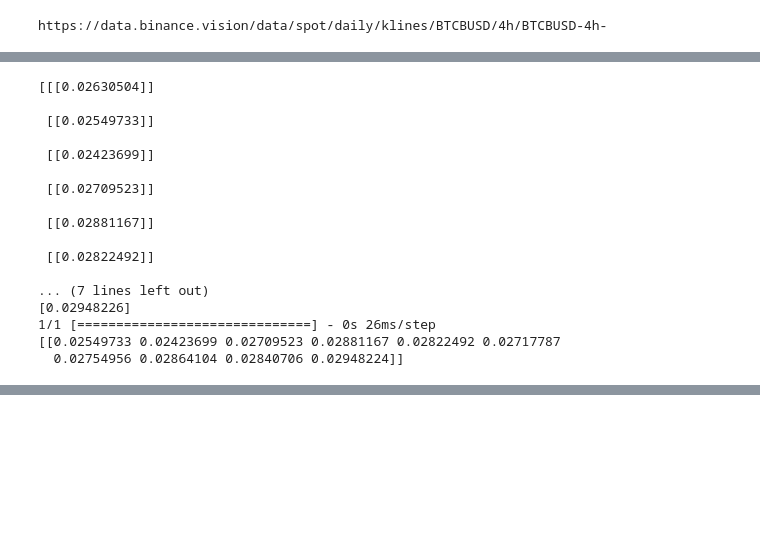
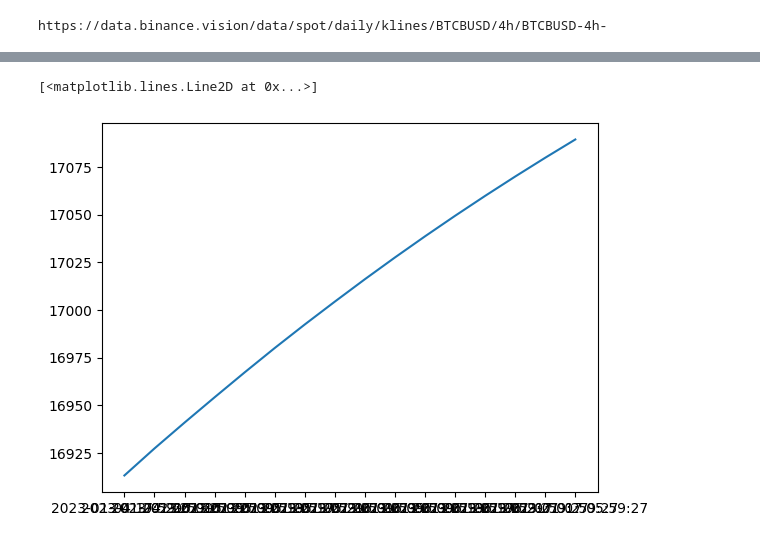
Before and after one commit to jrggerz/bitcoin_series_prediction, a Jupyter notebook: bitcoin_pred.ipynb, the cells around one changed output, grey strips where cells are left out. Saved outputs shown, nothing was run; the diff lists cells and outputs as text; code cells hidden in the pictures; blank space fills up the shorter version.

```diff
--- a/bitcoin_pred.ipynb
+++ b/bitcoin_pred.ipynb
@@ -211,31 +286,3 @@ plt.show()
-# %%
-print(x_series_def[-1])
-print (y_pred[-1])
-last_series = np.array([x_series_def[-1]])
-pred = mamfmodel.predict(last_series).flatten()
-new_pred_series = np.delete(last_series, 0)
-new_pred_series = np.append(new_pred_series, pred)
-print(np.array([new_pred_series]))
-#pred = mamfmodel.predict().flatten()
-#print(y_pred[-1])
-# %% [output]
-[[[0.02630504]]
-
- [[0.02549733]]
-
- [[0.02423699]]
-
- [[0.02709523]]
-
- [[0.02881167]]
-
- [[0.02822492]]
-
-... (7 lines left out)
-[0.02948226]
-1/1 [==============================] - 0s 26ms/step
-[[0.02549733 0.02423699 0.02709523 0.02881167 0.02822492 0.02717787
-  0.02754956 0.02864104 0.02840706 0.02948224]]
 # %%
 def bracket_list(list):
     new_list = []
@@ -273,8 +320,9 @@ def add_days(x_ser, days = 1, hours = 4):
 
 
 #print(y_close.shape)
-x_next_days = add_days(x, days = 3 )
-y_next_pred = predict_next_days(mamfmodel, x_series_def , 3)
+x_next_days = add_days(x, days = 4)
+y_next_pred = predict_next_days(mamfmodel, x_series_def , 4)
 print(x_next_days.shape)
 print(y_next_pred)
+plt.plot(cast_time_data(x_next_days),scaler.inverse_transform(y_next_pred))
 # %% [output]
@@ -297,0 +346,2 @@ print(y_next_pred)
+[<matplotlib.lines.Line2D at 0x...>]
+[figure, added]
```
Also changed, not shown: parts of 11 cells of this notebook, 5 other files.
